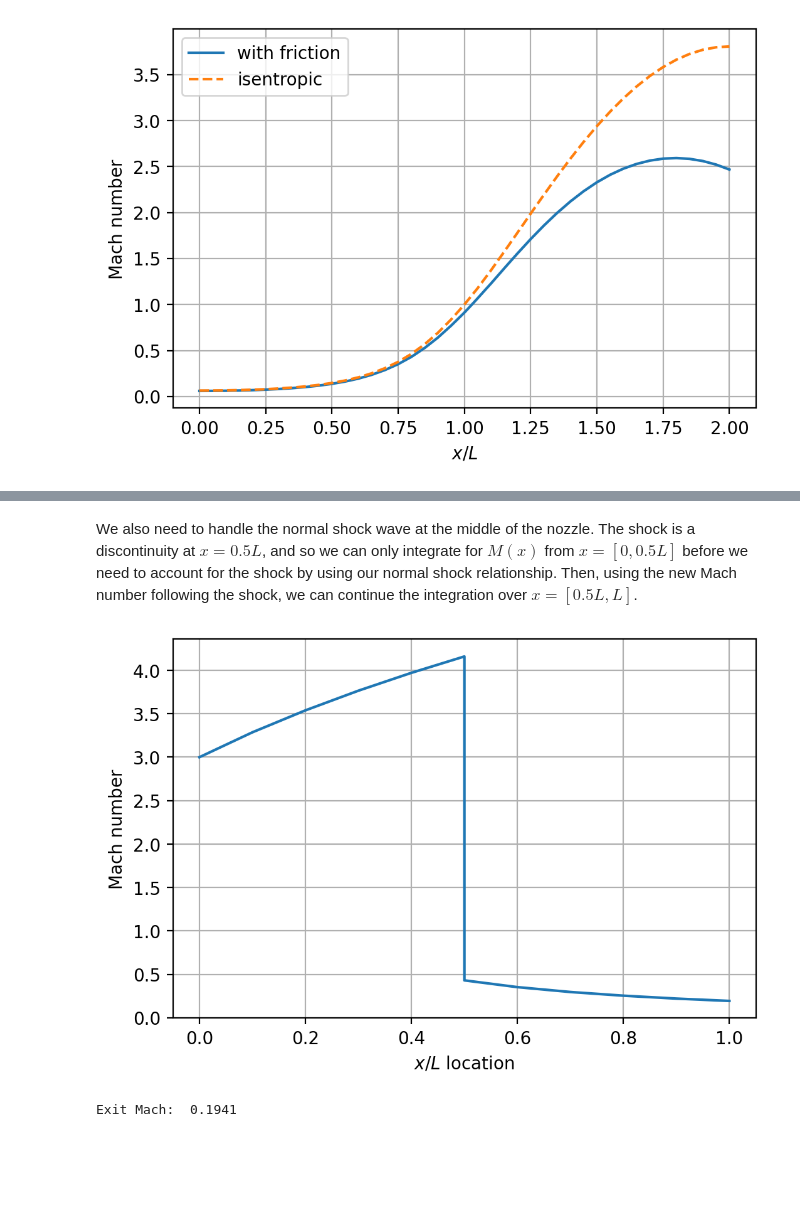
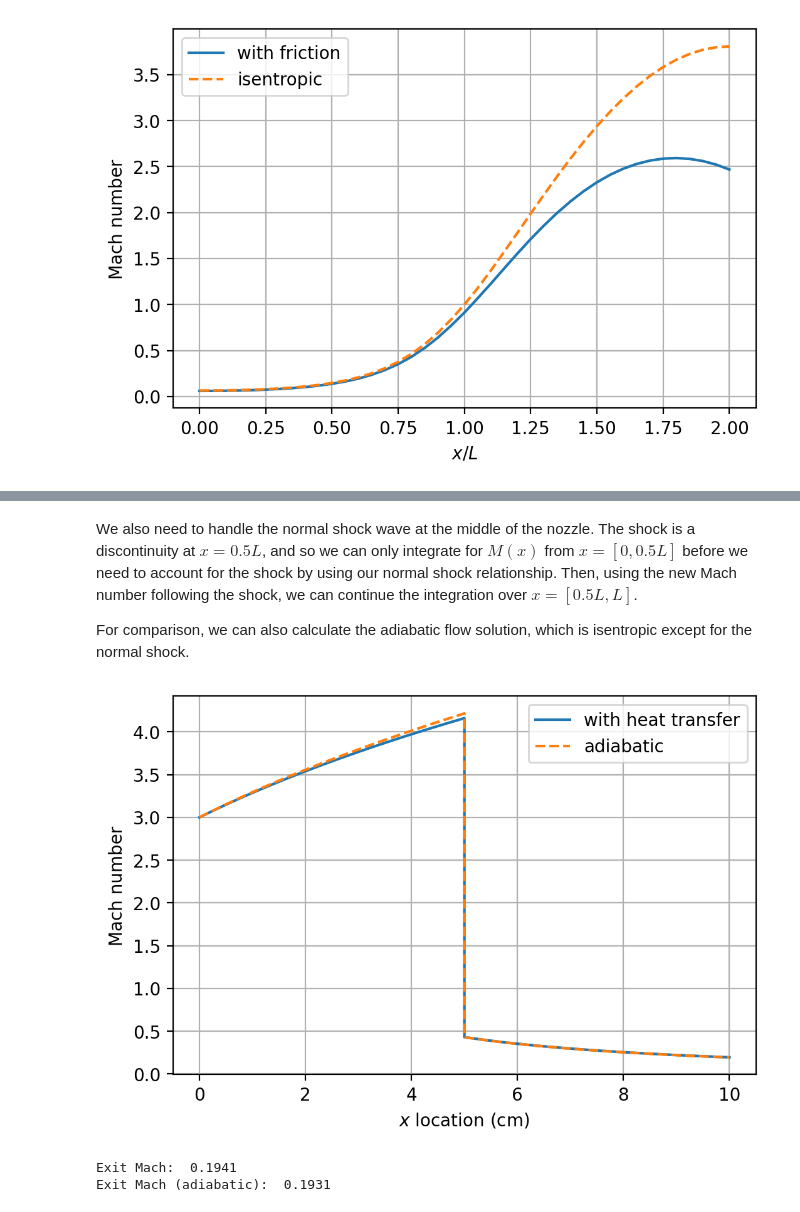
Before and after one commit to kyleniemeyer/gas-dynamics-notes, a Jupyter notebook: book/compressible-flows/multiple-effects.ipynb, the cells around one changed output, grey strips where cells are left out. Cells and saved outputs as stored; diff of their text form; code cells hidden in the pictures; blank space fills up the shorter version.

```diff
--- a/book/compressible-flows/multiple-effects.ipynb
+++ b/book/compressible-flows/multiple-effects.ipynb
@@ -401,6 +409,8 @@ def dMdx_heat_area(x, M, gamma, alpha, beta, D_in, Tt_in):
 # %% [markdown]
 We also need to handle the normal shock wave at the middle of the nozzle.
 The shock is a discontinuity at $x = 0.5 L$, and so we can only integrate for $M(x)$ from $x = [0, 0.5 L]$ before we need to account for the shock by using our normal shock relationship. Then, using the new Mach number following the shock, we can continue the integration over $ x = [0.5 L, L] $.
+
+For comparison, we can also calculate the adiabatic flow solution, which is isentropic except for the normal shock.
 # %%
 def normal_shock(mach, gamma=1.4):
     '''Returns Mach number after normal shock wave'''
@@ -424,7 +434,7 @@ beta = 30 # K/m
 # first solve to shock over x = [0, 0.5 L]:
 sol_1 = solve_ivp(
     dMdx_heat_area, [0, length.magnitude / 2], [mach_in],
-    max_step = 0.01,
+    max_step = 0.001,
     args=(gamma, alpha, beta, diam_in.magnitude, stag_temp_in)
     )
 
@@ -434,20 +444,47 @@ mach_post_shock = normal_shock(sol_1.y[0,-1], gamma)
 # complete the integration over x = [0.5 L, L]:
 sol_2 = solve_ivp(
     dMdx_heat_area, [length.magnitude / 2, length.magnitude], [mach_post_shock],
-    max_step = 0.01,
+    max_step = 0.001,
     args=(gamma, alpha, beta, diam_in.magnitude, stag_temp_in)
     )
+# %%
+# adiabatic solution: isentropic except for the shock
+# first solve to shock over x = [0, 0.5 L]:
+sol_1_adiabatic = solve_ivp(
+    dMdx_heat_area, [0, length.magnitude / 2], [mach_in],
+    max_step = 0.001,
+    args=(gamma, alpha, 0.0, diam_in.magnitude, stag_temp_in)
+    )
+
+# find the Mach number after the normal shock
+mach_post_shock_adiabatic = normal_shock(sol_1_adiabatic.y[0,-1], gamma)
+
+# complete the integration over x = [0.5 L, L]:
+sol_2_adiabatic = solve_ivp(
+    dMdx_heat_area, [length.magnitude / 2, length.magnitude], [mach_post_shock_adiabatic],
+    max_step = 0.001,
+    args=(gamma, alpha, 0.0, diam_in.magnitude, stag_temp_in)
+    )
 # %%
 plt.plot(
-    np.hstack((sol_1.t, sol_2.t)) / length.magnitude,
-    np.hstack((sol_1.y[0,:], sol_2.y[0,:]))
+    np.hstack((sol_1.t, sol_2.t)) * 100,
+    np.hstack((sol_1.y[0,:], sol_2.y[0,:])),
+    label='with heat transfer'
+    )
+plt.plot(
+    np.hstack((sol_1_adiabatic.t, sol_2_adiabatic.t)) * 100,
+    np.hstack((sol_1_adiabatic.y[0,:], sol_2_adiabatic.y[0,:])),
+    '--', label='adiabatic'
     )
 plt.grid(True)
-plt.xlabel(r'$x / L$ location')
+plt.legend()
+plt.xlabel(r'$x$ location (cm)')
 plt.ylabel('Mach number')
 plt.show()
 
 print(f'Exit Mach: {sol_2.y[0,-1]: .4f}')
+print(f'Exit Mach (adiabatic): {sol_2_adiabatic.y[0,-1]: .4f}')
 # %% [output]
-[figure, old version]
+[figure, new version]
 Exit Mach:  0.1941
+Exit Mach (adiabatic):  0.1931
```
Also changed, not shown: parts of 3 cells of this notebook.
